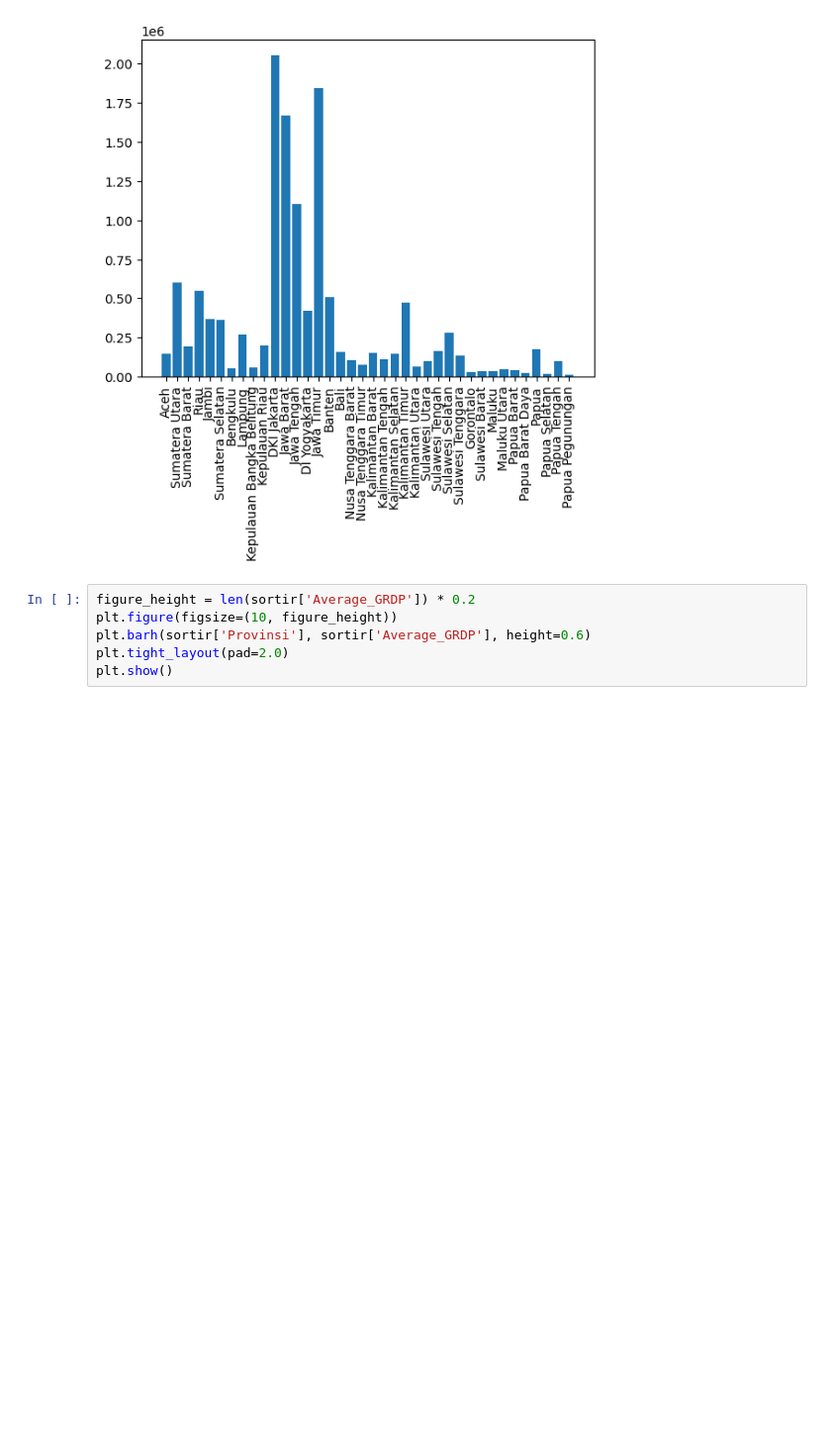
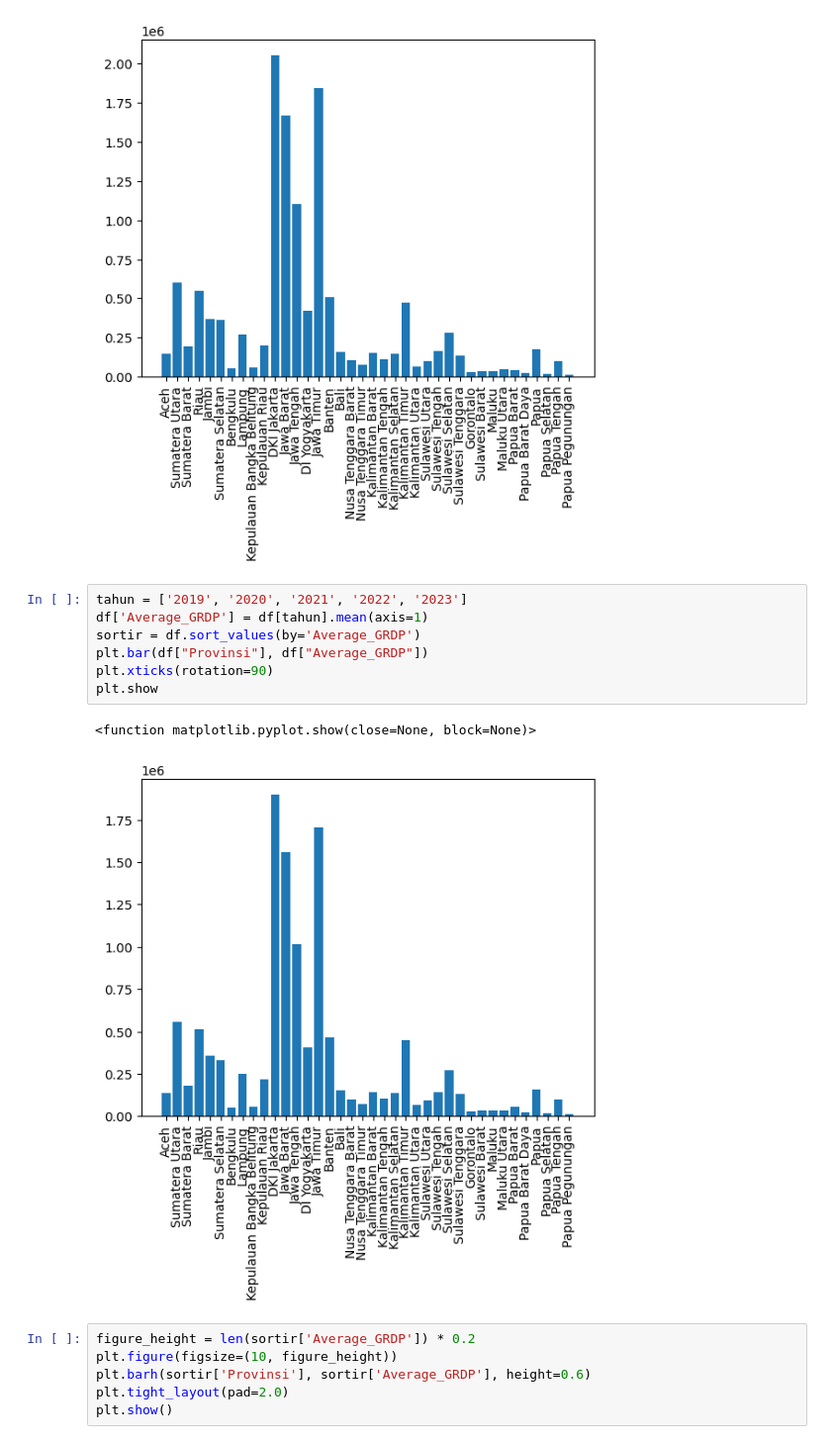
Before and after one commit to adnanmaja/indonesia-grdp-visualization, a Jupyter notebook: check.ipynb, the cells around one changed output. Shown at 99% size. Saved outputs shown, nothing was run; the diff lists cells and outputs as text; blank space fills up the shorter version.

```diff
--- a/check.ipynb
+++ b/check.ipynb
@@ -38,6 +40,16 @@ plt.show
 # %% [output]
 <function matplotlib.pyplot.show(close=None, block=None)>
 [figure]
+# %%
+tahun = ['2019', '2020', '2021', '2022', '2023']
+df['Average_GRDP'] = df[tahun].mean(axis=1)
+sortir = df.sort_values(by='Average_GRDP')
+plt.bar(df["Provinsi"], df["Average_GRDP"])
+plt.xticks(rotation=90)
+plt.show
+# %% [output]
+<function matplotlib.pyplot.show(close=None, block=None)>
+[figure, added]
 # %%
 figure_height = len(sortir['Average_GRDP']) * 0.2
 plt.figure(figsize=(10, figure_height))
```
Also changed, not shown: parts of 4 cells of this notebook, 1 other file.
